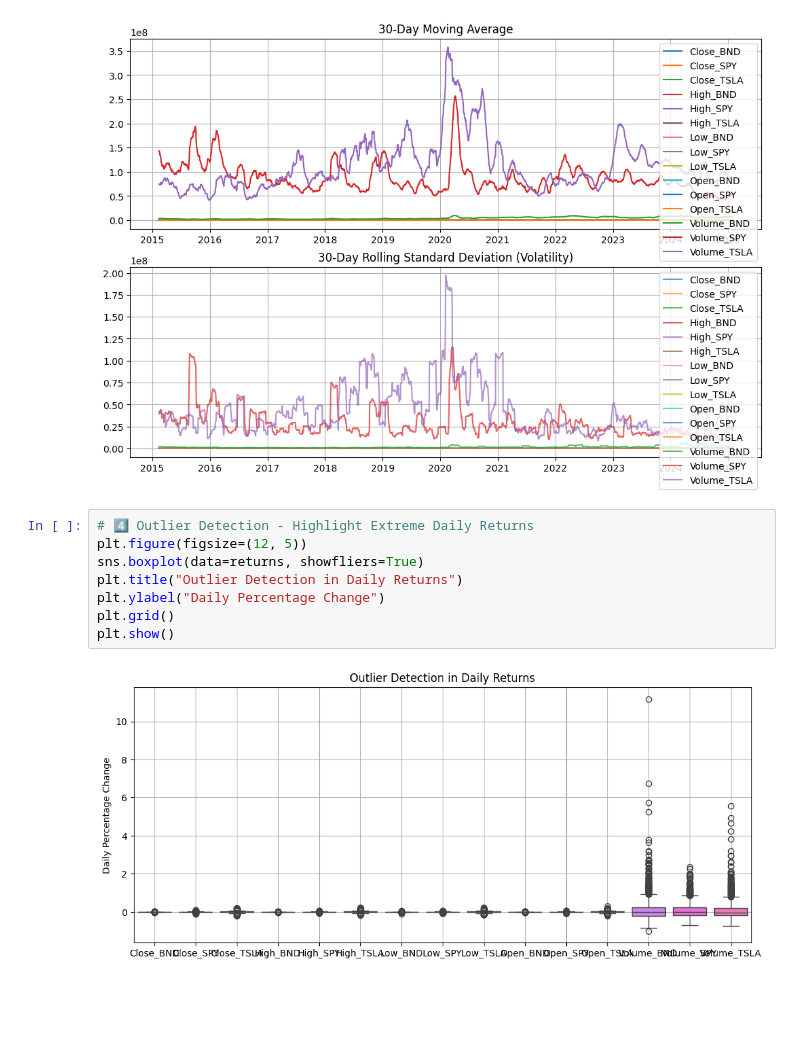
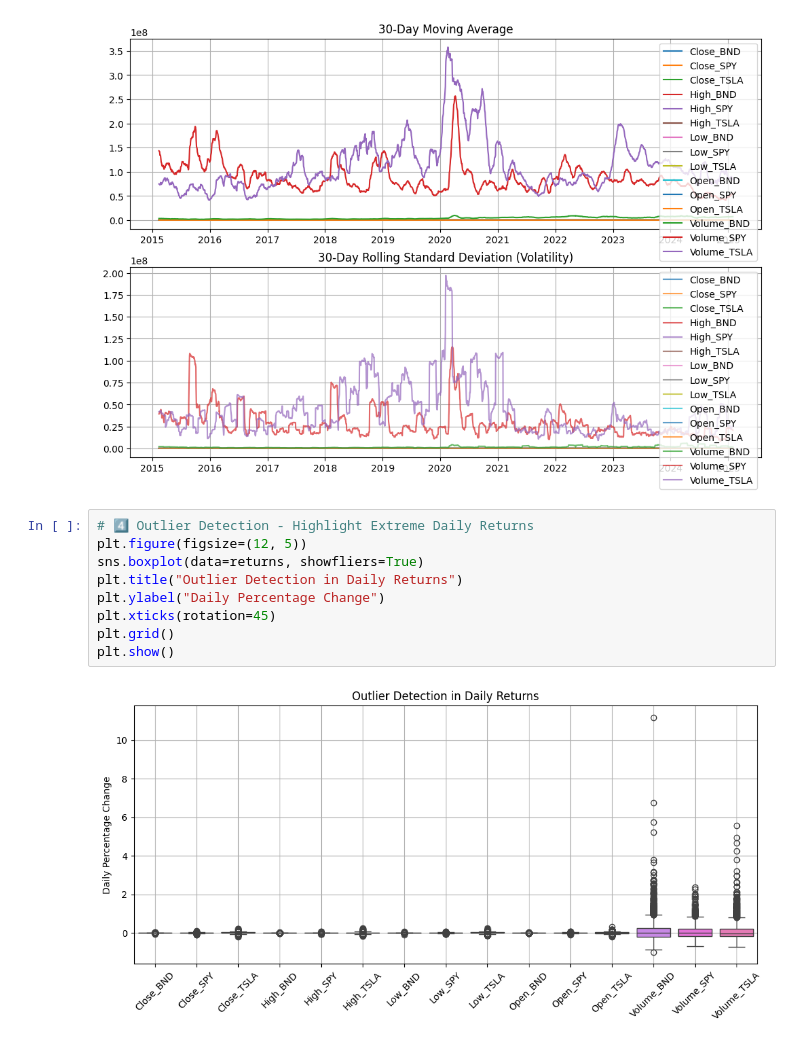
Before and after one commit to Amanzlastt/kifyaw11, a Jupyter notebook: notebooks/EDA.ipynb, the cells around one changed output. Saved outputs shown, nothing was run; the diff lists cells and outputs as text; blank space fills up the shorter version.

```diff
--- a/notebooks/EDA.ipynb
+++ b/notebooks/EDA.ipynb
@@ -119,10 +119,11 @@ plt.show()
 # %%
 # 4️⃣ Outlier Detection - Highlight Extreme Daily Returns
 plt.figure(figsize=(12, 5))
 sns.boxplot(data=returns, showfliers=True)
 plt.title("Outlier Detection in Daily Returns")
 plt.ylabel("Daily Percentage Change")
+plt.xticks(rotation=45)
 plt.grid()
 plt.show()
 # %% [output]
-[figure, old version]
+[figure, new version]
```
Also changed, not shown: 3 other files.
